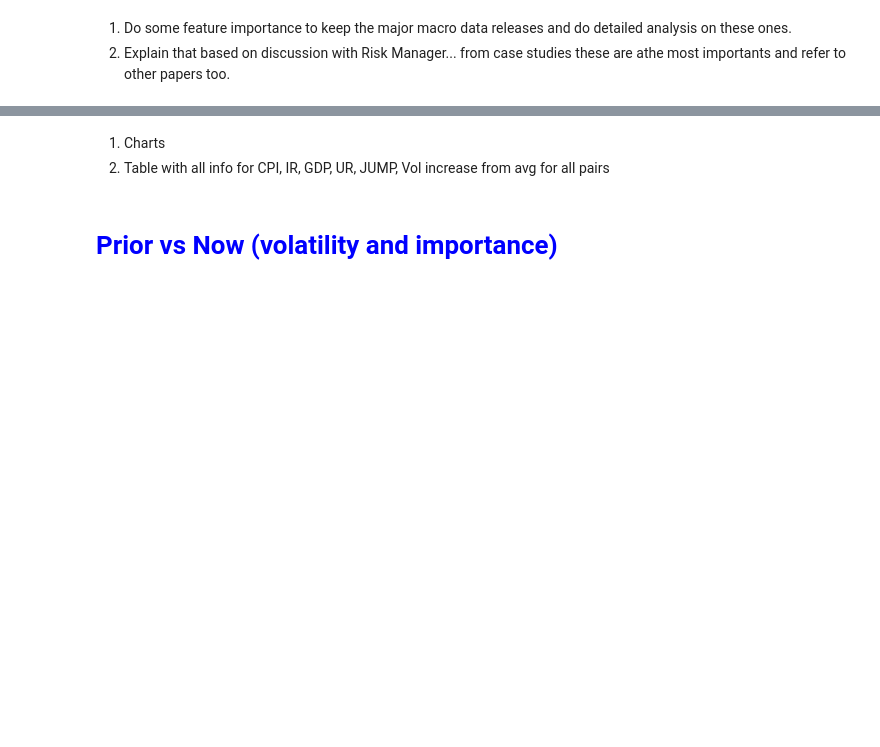
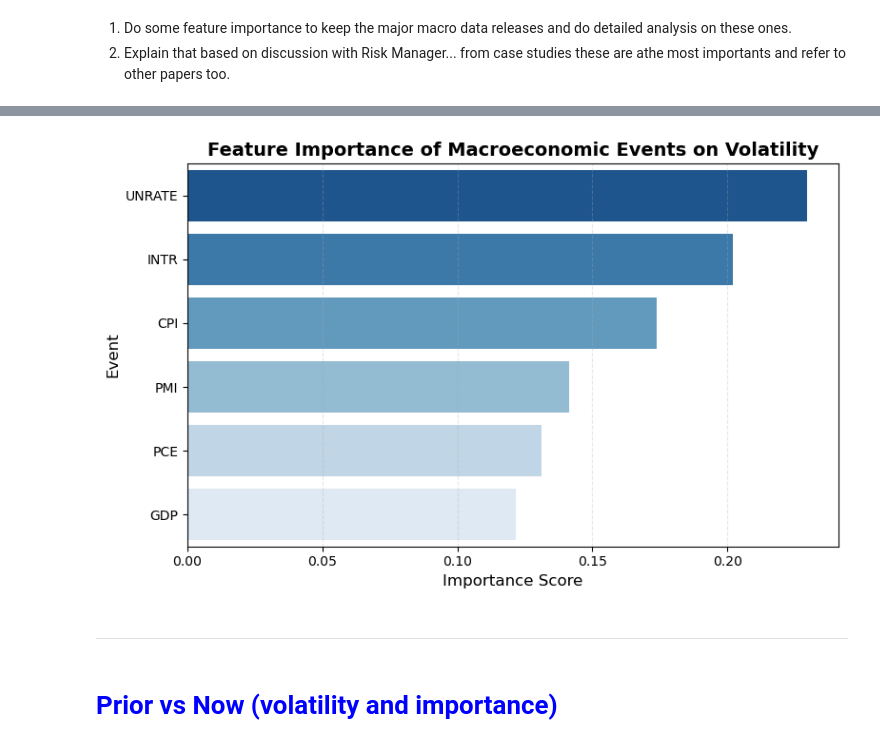
Before and after one commit to Modi1997/FX-HFT-Effects-on-US-Macro-Data, a Jupyter notebook: FX HFT Effects on US Macroeconomic Data Releases.ipynb, the cells around one changed output, grey strips where cells are left out. Cells and saved outputs as stored; diff of their text form; code cells hidden in the pictures; blank space fills up the shorter version.

Commit message:
feat: changes on cnh data cols (rename) and created a few more plots
Signed-off-by: Mondi <modiosmena@hotmail.com>

```diff
--- a/FX HFT Effects on US Macroeconomic Data Releases.ipynb
+++ b/FX HFT Effects on US Macroeconomic Data Releases.ipynb
@@ -524,12 +558,12 @@ def fetch_and_combine_fx_data(macro_df, pair):
     return data_df
 
 
-def extract_relevant_fx_data(fx_data, macro_df):
+def extract_relevant_fx_data(fx_data, macro_df, start, end):
     extracted_data = []
 
     for event_time in macro_df.index:
-        start_time = event_time - pd.Timedelta(minutes=5)
-        end_time = event_time + pd.Timedelta(minutes=10)
+        start_time = event_time - pd.Timedelta(minutes=start)
+        end_time = event_time + pd.Timedelta(minutes=end)
 
         # Check if any timestamps in the range exist in fx_data
         available_times = fx_data.index[(fx_data.index >= start_time) & (fx_data.index <= end_time)]
@@ -583,6 +619,3 @@ merged_df.sort_index(inplace=True)
 -----------
 # %% [markdown]
 # <span style="color:blue"> Most Volatile timeframe on Event </span>
-# %%
-# all data for 126 events from March of 2023 until February 2025
-df = extract_relevant_fx_data(merged_df, macro_df)
@@ -663,0 +687,4 @@ len(final_data)
+# %%
+# Final dataframe after event time analysis
+final_data = extract_relevant_fx_data(merged_df, macro_df, 5, 10)
+len(final_data)
@@ -734,6 +722,46 @@ plot_event_importance(compute_event_importance(final_data))
-# %% [markdown]
-1. Charts
-2. Table with all info for CPI, IR, GDP, UR, JUMP, Vol increase from avg for all pairs
+# %%
+def compute_event_importance(df):
+    """
+    Computes the importance of macroeconomic events on Volatility.
+
+    Parameters:
+    - df (pd.DataFrame): Dataset containing macro events and FX market data.
+
+    Returns:
+    - pd.DataFrame: Dataframe with feature importance scores.
+    """
+
+    # One-Hot Encode Event Types
+    events = pd.get_dummies(df["Ticker"])
+    df = pd.concat([df, events], axis=1)
+
+    # Define target variable (Volatility Impact)
+    df["Volatility_Impact"] = df[["USDEUR_VolatilityMultiplier",
+                                  "USDGBP_VolatilityMultiplier",
+                                  "USDCNH_VolatilityMultiplier"]].mean(axis=1)
+
+    # Features = Event Types
+    X = df[events.columns]
+    y_volatility = df["Volatility_Impact"]
+
+    # Train Random Forest Regressor
+    rf_volatility = RandomForestRegressor(n_estimators=100, random_state=42)
+    rf_volatility.fit(X, y_volatility)
+
+    # Compute feature importance
+    importance_df = pd.DataFrame({
+        "Event": X.columns,
+        "Volatility_Impact": rf_volatility.feature_importances_
+    }).sort_values(by="Volatility_Impact", ascending=False)
+
+    return importance_df
+
+importance_results = compute_event_importance(final_data)
+plot_event_importance(importance_results)
+# %% [output]
+[figure, added]
+# %% [markdown]
+------------
 # %% [markdown]
 # <span style="color:blue"> Prior vs Now (volatility and importance)</span>
 # %% [markdown]
```
Also changed, not shown: parts of 20 cells of this notebook, 2 other files.
